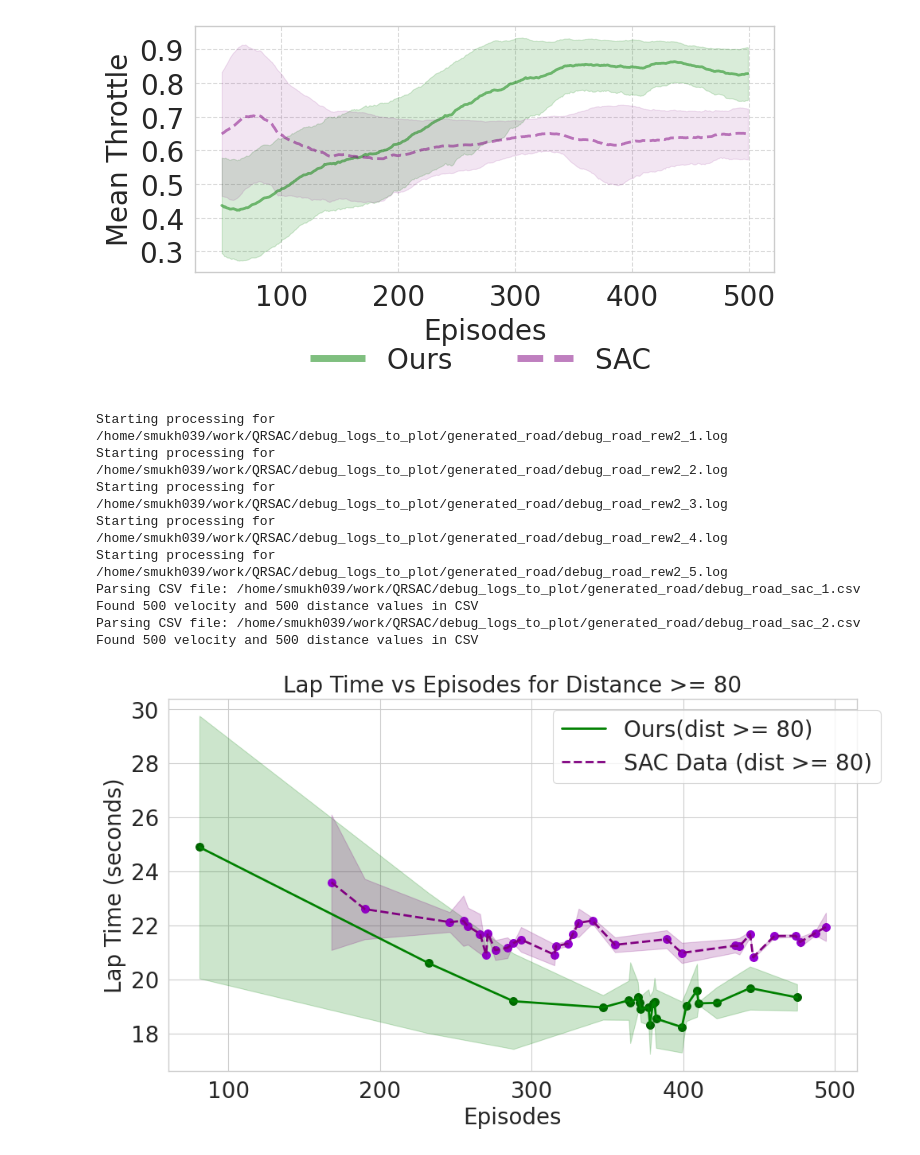
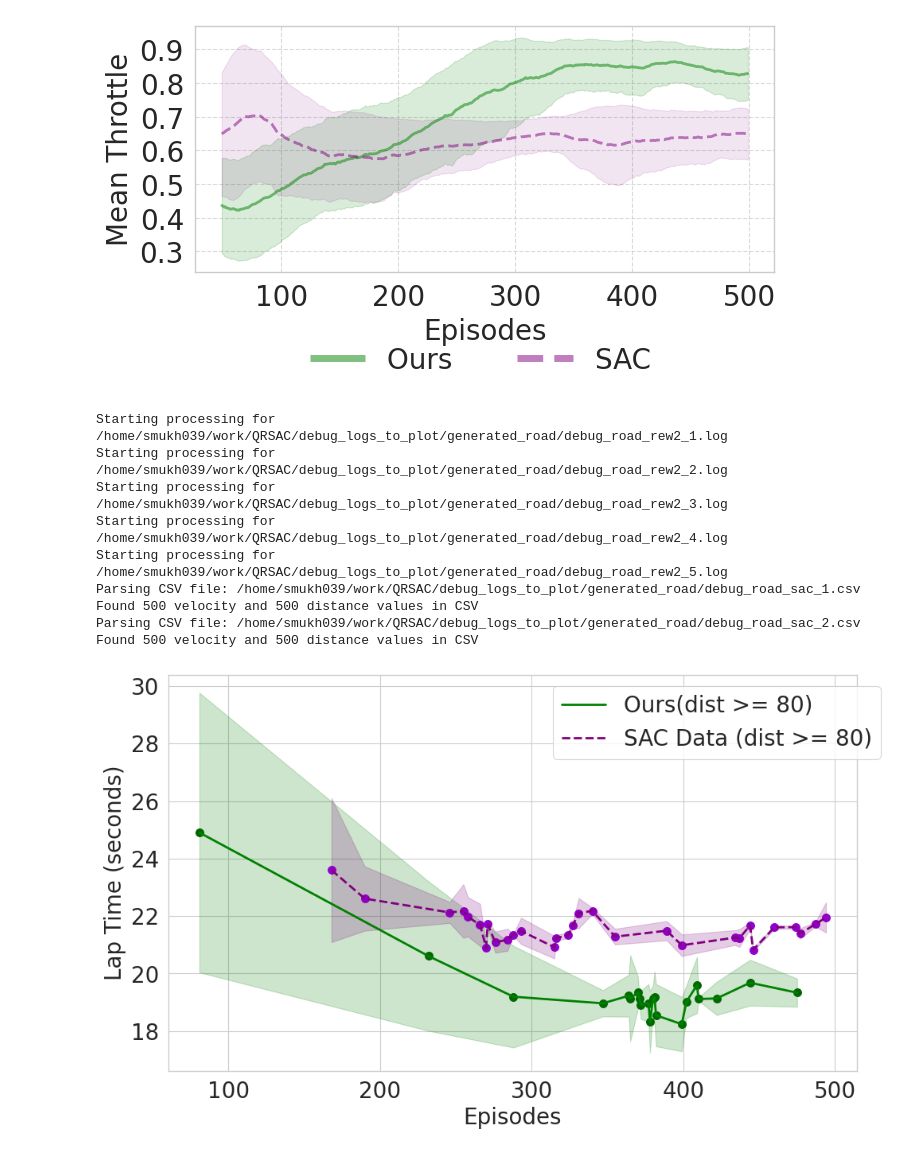
Before and after one commit to shilpa2301/QRSAC, a Jupyter notebook: debug_plots/debug_plots_baseline.ipynb, the cells around one changed output. Saved outputs shown, nothing was run; the diff lists cells and outputs as text; code cells hidden in the pictures.

Commit message:
new plots

```diff
--- a/debug_plots/debug_plots_baseline.ipynb
+++ b/debug_plots/debug_plots_baseline.ipynb
@@ -495,7 +495,7 @@ def generate_2d_plot(epochs_rew2, lap_times_rew2_mean, lap_times_rew2_std, dista
     plt.xticks(fontsize=20)
     ax.set_xlabel('Episodes', fontsize=20)
     ax.set_ylabel('Lap Time (seconds)', fontsize=20)
-    ax.set_title('Lap Time vs Episodes for Distance >= 80', fontsize=20)
+    # ax.set_title('Lap Time vs Episodes for Distance >= 80', fontsize=20)
 
     # Add legend
     ax.legend(bbox_to_anchor=(1.05, 1), loc='upper right', fontsize=20)
@@ -571,31 +571,31 @@ if lap_times_vel_rew2_all and lap_times_vel_sac_all:
 
     # Apply smoothing with window size 70 for better visualization
     WIN_SIZE = 1
     lap_times_vel_rew2_mean = smoothen(lap_times_vel_rew2_mean, WIN_SIZE)
     lap_times_vel_rew2_std = smoothen(lap_times_vel_rew2_std, WIN_SIZE)
     distance_rew2_mean = smoothen(distance_rew2_mean, WIN_SIZE)
     lap_times_vel_sac_mean = smoothen(lap_times_vel_sac_mean, WIN_SIZE)
     lap_times_vel_sac_std = smoothen(lap_times_vel_sac_std, WIN_SIZE)
     distance_sac_mean = smoothen(distance_sac_mean, WIN_SIZE)
 
     # Generate epochs (x-axis)
     epochs_rew2 = np.arange(len(lap_times_vel_rew2_mean))
     epochs_sac = np.arange(len(lap_times_vel_sac_mean))
 
     # Generate 2D plot with std dev for rew2 and SAC
     generate_2d_plot(epochs_rew2, lap_times_vel_rew2_mean, lap_times_vel_rew2_std, distance_rew2_mean,
                      epochs_sac, lap_times_vel_sac_mean, lap_times_vel_sac_std, distance_sac_mean,
                      save_path="lap_time_plot_rew2_sac")
 else:
     print("No data to plot for rew2 or SAC.")
 # %% [output]
 Starting processing for /home/smukh039/work/QRSAC/debug_logs_to_plot/generated_road/debug_road_rew2_1.log
 Starting processing for /home/smukh039/work/QRSAC/debug_logs_to_plot/generated_road/debug_road_rew2_2.log
 Starting processing for /home/smukh039/work/QRSAC/debug_logs_to_plot/generated_road/debug_road_rew2_3.log
 Starting processing for /home/smukh039/work/QRSAC/debug_logs_to_plot/generated_road/debug_road_rew2_4.log
 Starting processing for /home/smukh039/work/QRSAC/debug_logs_to_plot/generated_road/debug_road_rew2_5.log
 Parsing CSV file: /home/smukh039/work/QRSAC/debug_logs_to_plot/generated_road/debug_road_sac_1.csv
 Found 500 velocity and 500 distance values in CSV
 Parsing CSV file: /home/smukh039/work/QRSAC/debug_logs_to_plot/generated_road/debug_road_sac_2.csv
 Found 500 velocity and 500 distance values in CSV
-[figure, old version]
+[figure, new version]
```
Also changed, not shown: 1 other file.
